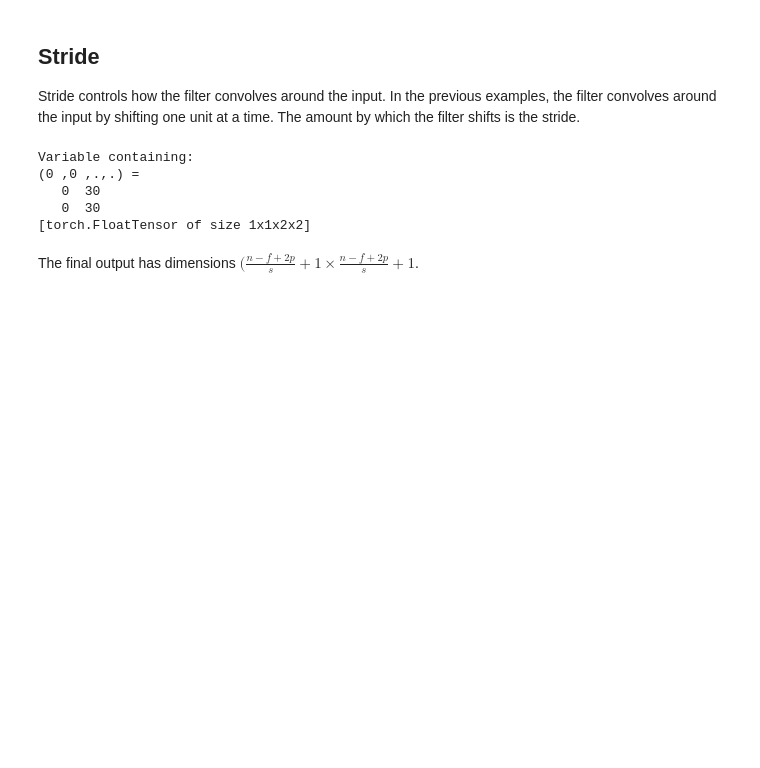
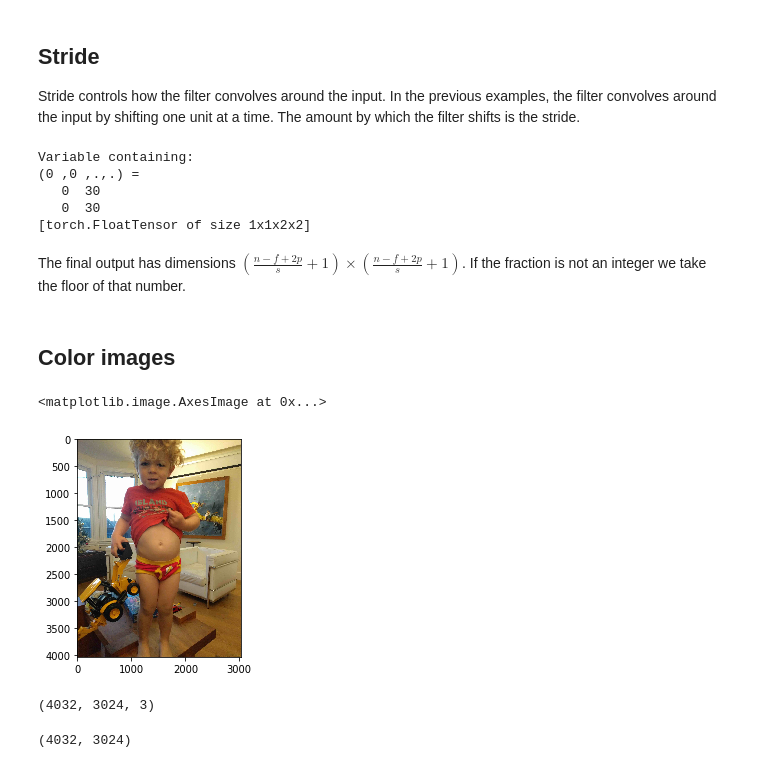
Before and after one commit to USF-ML2/notebooks, a Jupyter notebook: cnn.ipynb, the cells around one changed output. Cells and saved outputs as stored; diff of their text form; code cells hidden in the pictures; blank space fills up the shorter version.

```diff
--- a/cnn.ipynb
+++ b/cnn.ipynb
@@ -139,4 +139,24 @@ Variable containing:
    0  30
 [torch.FloatTensor of size 1x1x2x2]
 # %% [markdown]
-The final output has dimensions $(\frac{n-f + 2p}{s} + 1 \times \frac{n-f + 2p}{s} + 1$.
+The final output has dimensions $(\frac{n-f + 2p}{s} + 1) \times (\frac{n-f + 2p}{s} + 1)$. If the fraction is not an integer we take the floor of that number.
+# %% [markdown]
+## Color images
+# %%
+%matplotlib inline
+import matplotlib.pyplot as plt
+img = plt.imread("Ari.jpg")
+plt.imshow(img)
+# %% [output]
+<matplotlib.image.AxesImage at 0x...>
+[figure, added]
+# %%
+img.shape
+# %% [output]
+(4032, 3024, 3)
+# %%
+# take one channel
+A = img[:,:,0]
+A.shape
+# %% [output]
+(4032, 3024)
```
Also changed, not shown: parts of 5 cells of this notebook.
